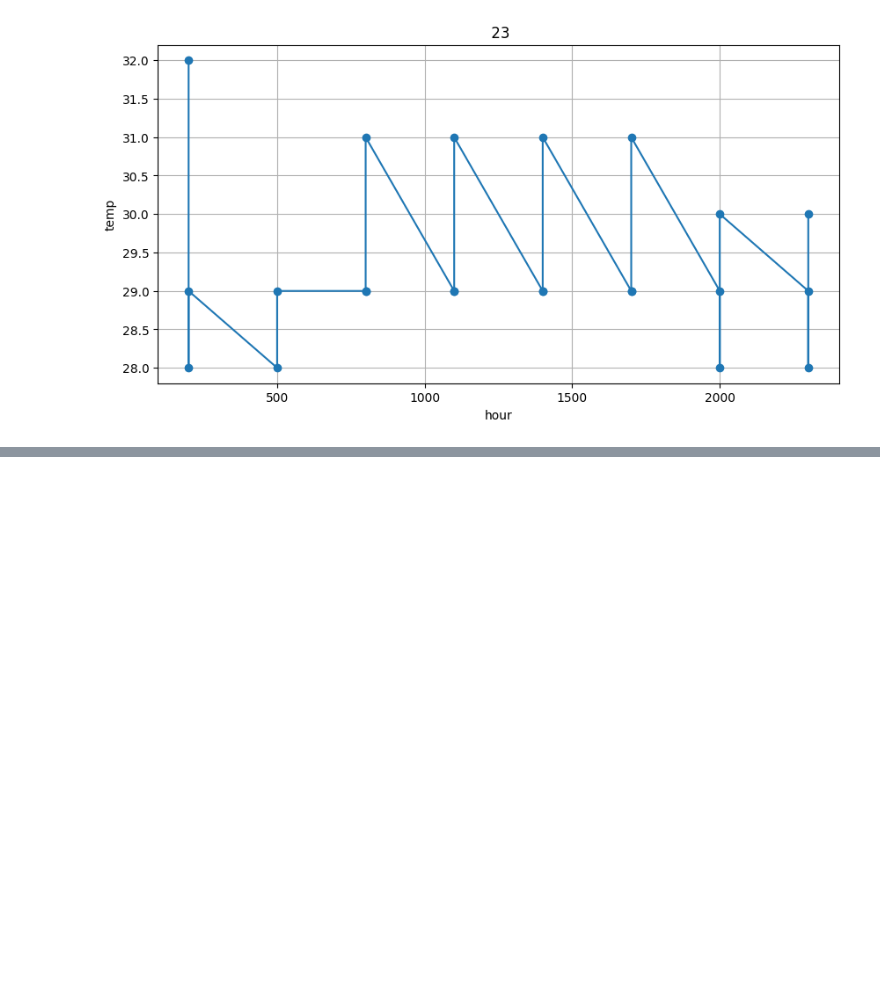
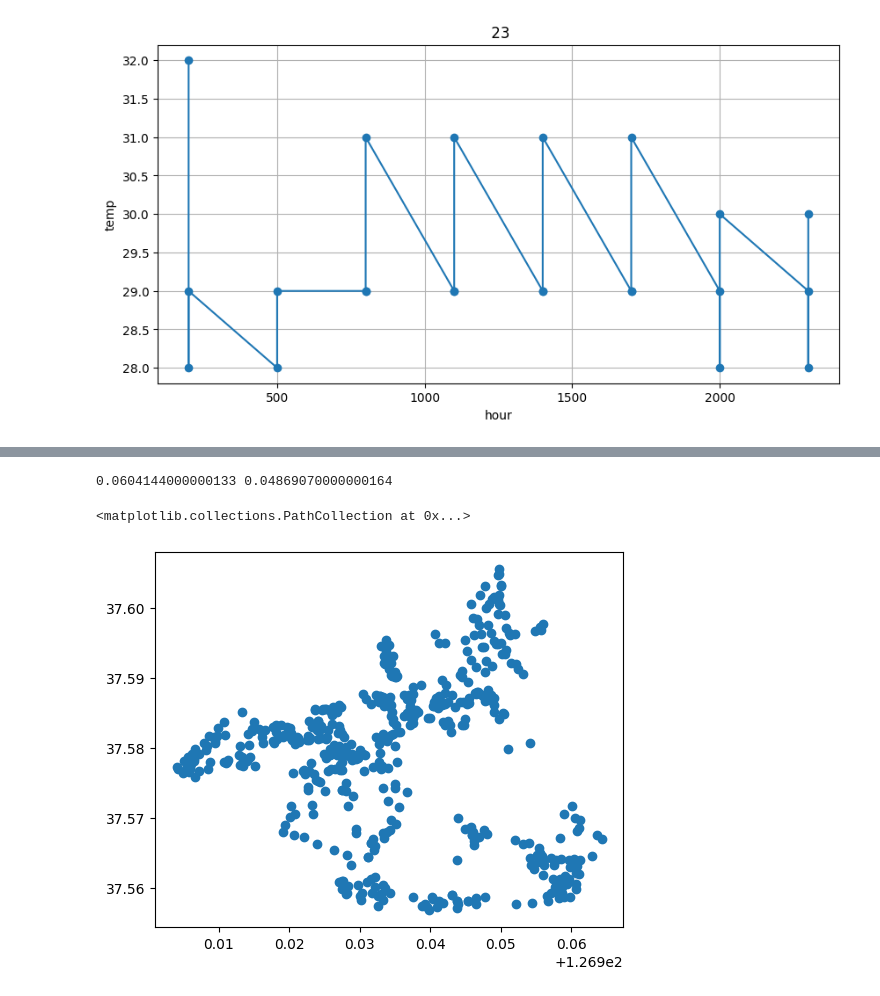
Before and after one commit to ga111o/sowon-kwhighschool-python, a Jupyter notebook: lecture/src/0625-2.ipynb, the cells around one changed output, grey strips where cells are left out. Drawn from its saved outputs; the diff is of its cells as text; code cells hidden in the pictures; blank space fills up the shorter version.

```diff
--- a/lecture/src/0625-2.ipynb
+++ b/lecture/src/0625-2.ipynb
@@ -90,0 +97,2 @@ for day, group in grouped:
+# %%
+df = pd.read_csv('data55.csv', encoding='euc-kr')
@@ -90,0 +103,4 @@ for day, group in grouped:
+# %%
+df = df.drop(columns=['연번', '관리번호', '관리단체', '행정동', '설치장소(도로명)'])
+
+df.head()
@@ -90,0 +114,22 @@ for day, group in grouped:
+# %%
+#경도 열에 있는 값들의 최댓값과 최솟값을 변수에 저장
+longitude_max = df['경도'].max()
+longitude_min = df['경도'].min()
+longitude_diff = longitude_max - longitude_min
+# %%
+latitude_max = df['위도'].max()
+latitude_min = df['위도'].min()
+latitude_diff = latitude_max - latitude_min
+# %%
+print(longitude_diff, latitude_diff)
+# %% [output]
+0.0604144000000133 0.04869070000000164
+# %%
+# figuresize는 인치 단위이기에 곱하기 100정도를 하는 게 좋아보임
+
+plt.figure(figsize=(longitude_diff*100, latitude_diff*100))
+
+plt.scatter(df['경도'],df['위도'])
+# %% [output]
+<matplotlib.collections.PathCollection at 0x...>
+[figure, added]
```
Also changed, not shown: parts of 6 cells of this notebook, 13 other files.
